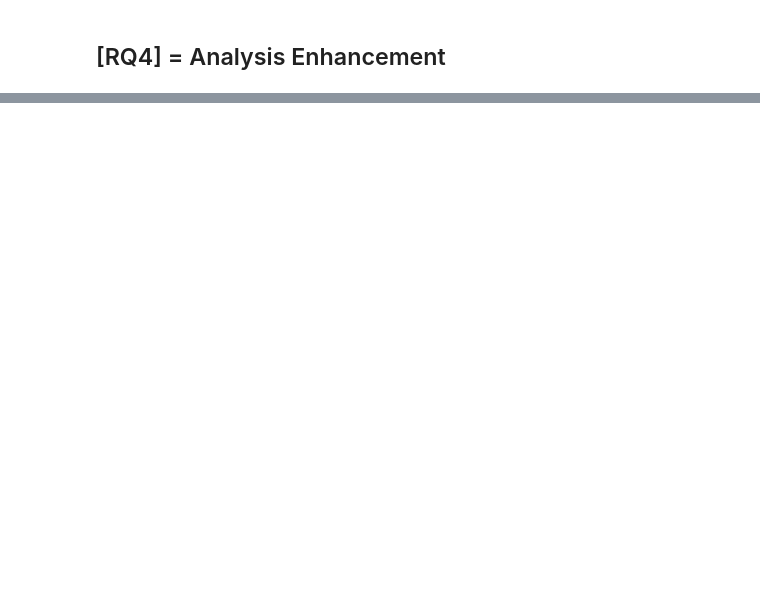
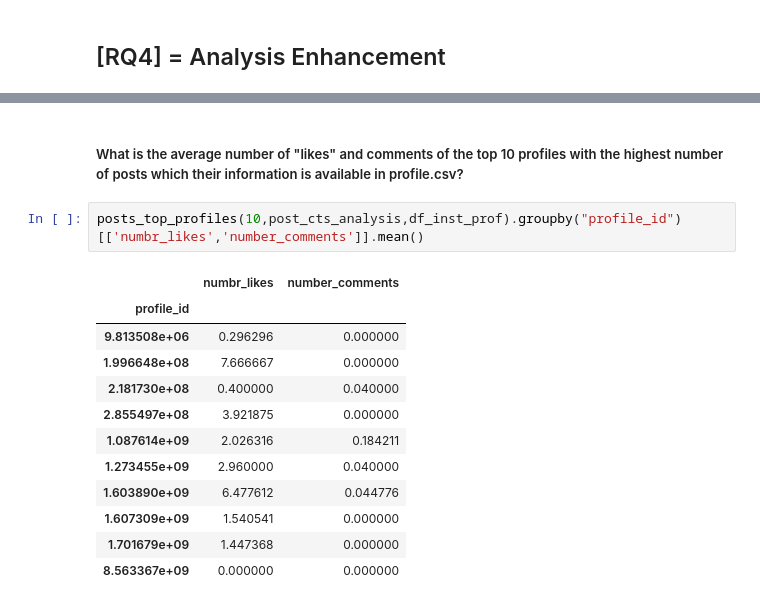
Before and after one commit to MichelaLombardi/ADM-HMWK_2, a Jupyter notebook: NBK_HMWK_2.ipynb, the cells around one changed output, grey strips where cells are left out. Drawn from its saved outputs; the diff is of its cells as text; blank space fills up the shorter version.

```diff
--- a/NBK_HMWK_2.ipynb
+++ b/NBK_HMWK_2.ipynb
@@ -371,0 +388,17 @@ top_ten.head()
+# %% [markdown]
+##### What is the average number of "likes" and comments of the top 10 profiles with the highest number of posts which their information is available in profile.csv?
+# %%
+posts_top_profiles(10,post_cts_analysis,df_inst_prof).groupby("profile_id")[['numbr_likes','number_comments']].mean()
+# %% [output]
+|  | numbr_likes | number_comments |
+| profile_id |  |  |
+| 9.813508e+06 | 0.296296 | 0.000000 |
+| 1.996648e+08 | 7.666667 | 0.000000 |
+| 2.181730e+08 | 0.400000 | 0.040000 |
+| 2.855497e+08 | 3.921875 | 0.000000 |
+| 1.087614e+09 | 2.026316 | 0.184211 |
+| 1.273455e+09 | 2.960000 | 0.040000 |
+| 1.603890e+09 | 6.477612 | 0.044776 |
+| 1.607309e+09 | 1.540541 | 0.000000 |
+| 1.701679e+09 | 1.447368 | 0.000000 |
+| 8.563367e+09 | 0.000000 | 0.000000 |
```
Also changed, not shown: parts of 43 cells of this notebook.
